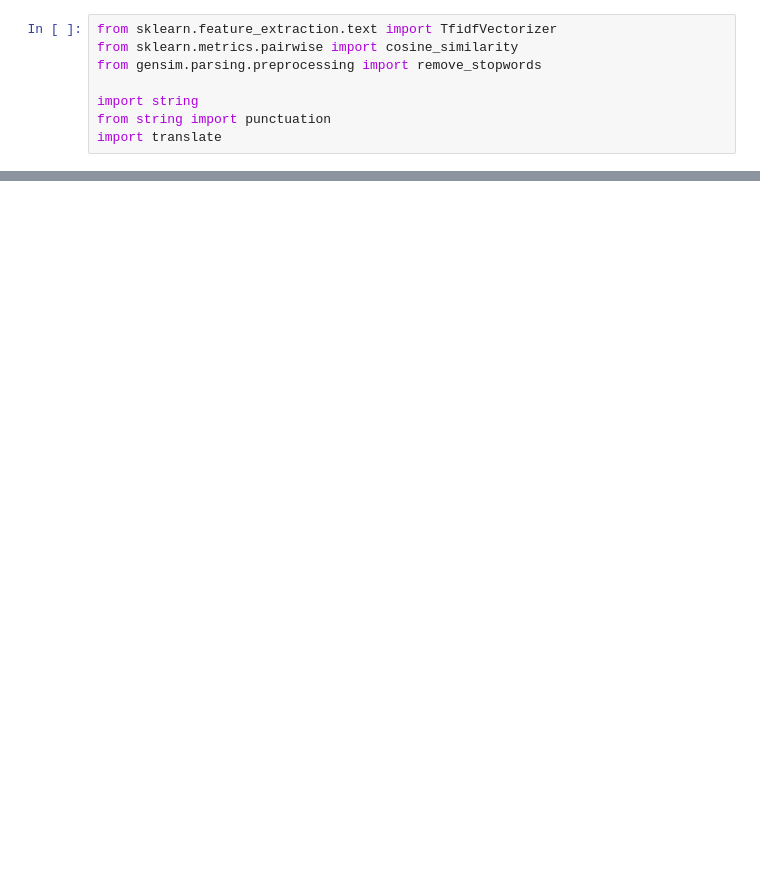
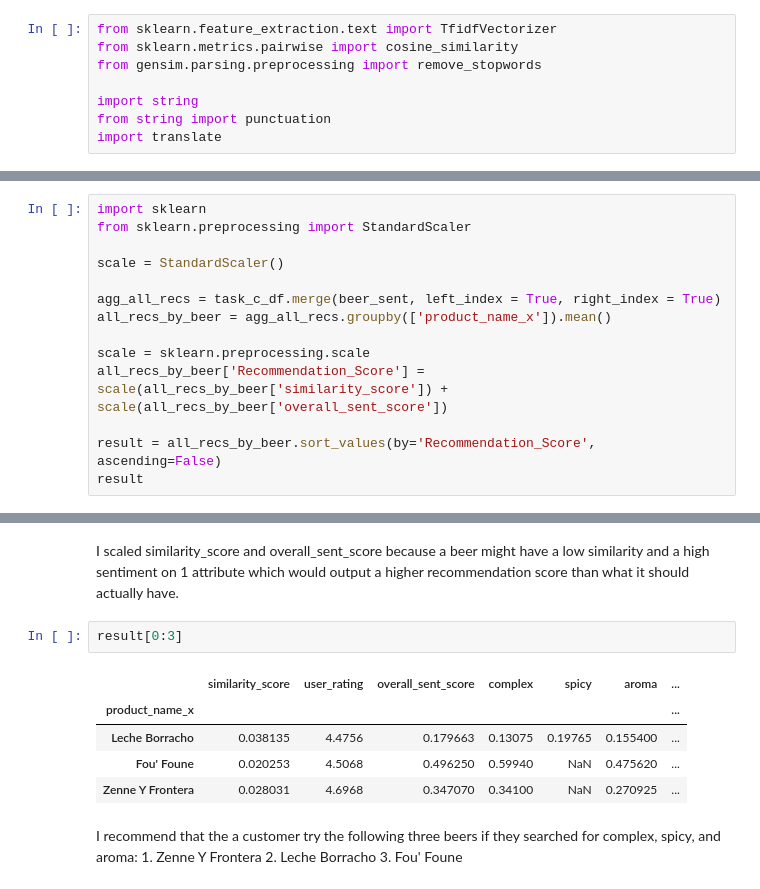
Before and after one commit to d-r-n/Beer-Recommendation-System, a Jupyter notebook: Beer Recommendation System/Beer Recommender.ipynb, the cells around one changed output, grey strips where cells are left out. Saved outputs shown, nothing was run; the diff lists cells and outputs as text; blank space fills up the shorter version.

```diff
--- a/Beer Recommendation System/Beer Recommender.ipynb
+++ b/Beer Recommendation System/Beer Recommender.ipynb
@@ -97,0 +342,14 @@ import translate
+# %%
+import sklearn
+from sklearn.preprocessing import StandardScaler
+
+scale = StandardScaler()
+
+agg_all_recs = task_c_df.merge(beer_sent, left_index = True, right_index = True)
+all_recs_by_beer = agg_all_recs.groupby(['product_name_x']).mean()
+
+scale = sklearn.preprocessing.scale
+all_recs_by_beer['Recommendation_Score'] = scale(all_recs_by_beer['similarity_score']) + scale(all_recs_by_beer['overall_sent_score'])
+
+result = all_recs_by_beer.sort_values(by='Recommendation_Score', ascending=False)
+result
@@ -97,0 +371,15 @@ import translate
+# %% [markdown]
+I scaled similarity_score and overall_sent_score because a beer might have a low similarity and a high sentiment on 1 attribute which would output a higher recommendation score than what it should actually have.
+# %%
+result[0:3]
+# %% [output]
+|  | similarity_score | user_rating | overall_sent_score | complex | spicy | aroma | ... |
+| product_name_x |  |  |  |  |  |  | ... |
+| Leche Borracho | 0.038135 | 4.4756 | 0.179663 | 0.13075 | 0.19765 | 0.155400 | ... |
+| Fou' Foune | 0.020253 | 4.5068 | 0.496250 | 0.59940 | NaN | 0.475620 | ... |
+| Zenne Y Frontera | 0.028031 | 4.6968 | 0.347070 | 0.34100 | NaN | 0.270925 | ... |
+# %% [markdown]
+I recommend that the a customer try the following three beers if they searched for complex, spicy, and aroma:
+    1. Zenne Y Frontera
+    2. Leche Borracho
+    3. Fou' Foune
```
Also changed, not shown: parts of 34 cells of this notebook.
